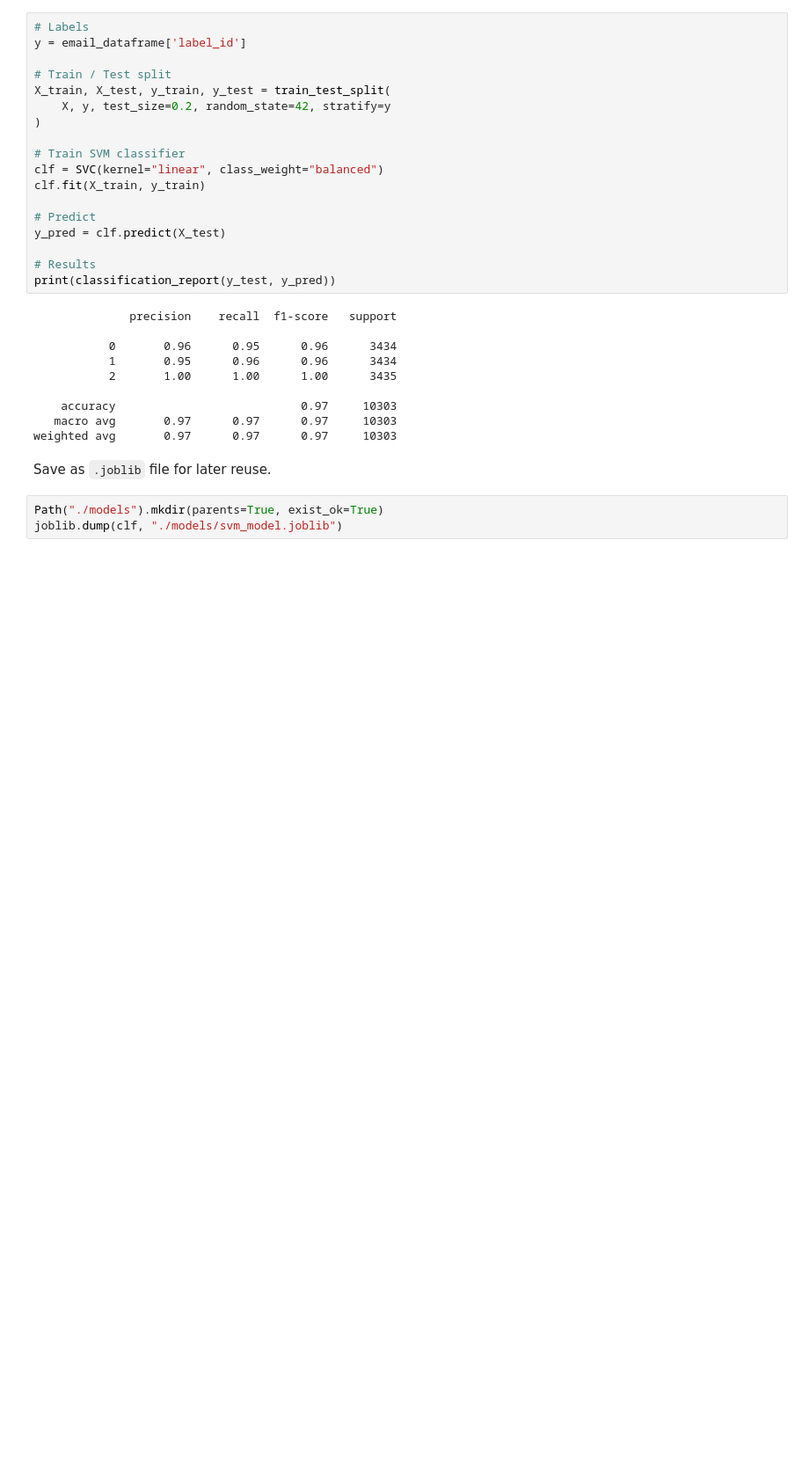
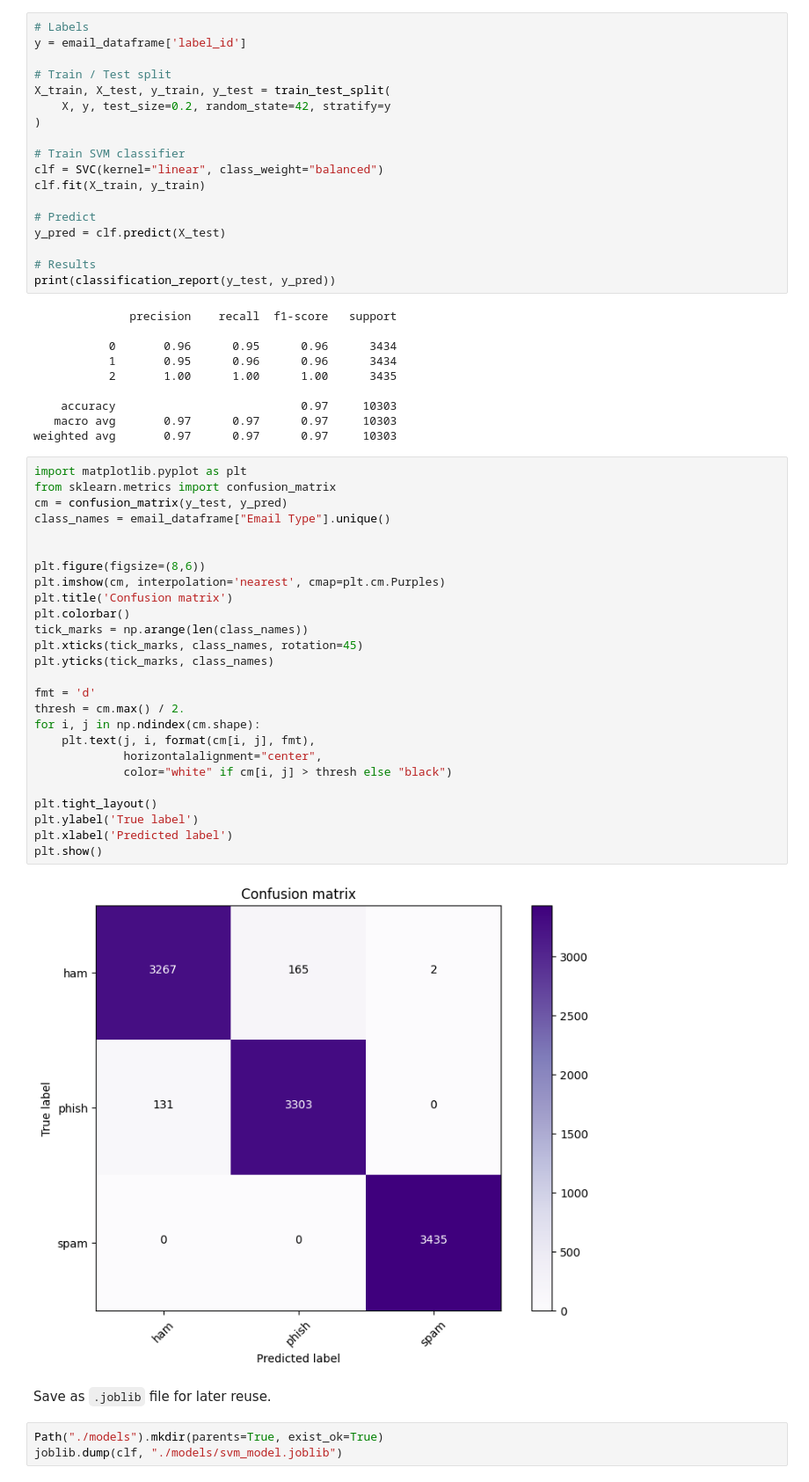
Before and after one commit to Prokope45/PsyberWatch, a Jupyter notebook: 4. Analyze using SVM.ipynb, the cells around one changed output. Shown: that part at 88% size. Saved outputs shown, nothing was run; the diff lists cells and outputs as text; blank space fills up the shorter version.

```diff
--- a/4. Analyze using SVM.ipynb
+++ b/4. Analyze using SVM.ipynb
@@ -82,6 +83,34 @@ print(classification_report(y_test, y_pred))
     accuracy                           0.97     10303
    macro avg       0.97      0.97      0.97     10303
 weighted avg       0.97      0.97      0.97     10303
+# %%
+import matplotlib.pyplot as plt
+from sklearn.metrics import confusion_matrix
+cm = confusion_matrix(y_test, y_pred)
+class_names = email_dataframe["Email Type"].unique()
+
+
+plt.figure(figsize=(8,6))
+plt.imshow(cm, interpolation='nearest', cmap=plt.cm.Purples)
+plt.title('Confusion matrix')
+plt.colorbar()
+tick_marks = np.arange(len(class_names))
+plt.xticks(tick_marks, class_names, rotation=45)
+plt.yticks(tick_marks, class_names)
+
+fmt = 'd'
+thresh = cm.max() / 2.
+for i, j in np.ndindex(cm.shape):
+    plt.text(j, i, format(cm[i, j], fmt),
+             horizontalalignment="center",
+             color="white" if cm[i, j] > thresh else "black")
+
+plt.tight_layout()
+plt.ylabel('True label')
+plt.xlabel('Predicted label')
+plt.show()
+# %% [output]
+[figure, added]
 # %% [markdown]
 Save as `.joblib` file for later reuse.
 # %%
```
Also changed, not shown: parts of 1 cell of this notebook, 3 other files.
